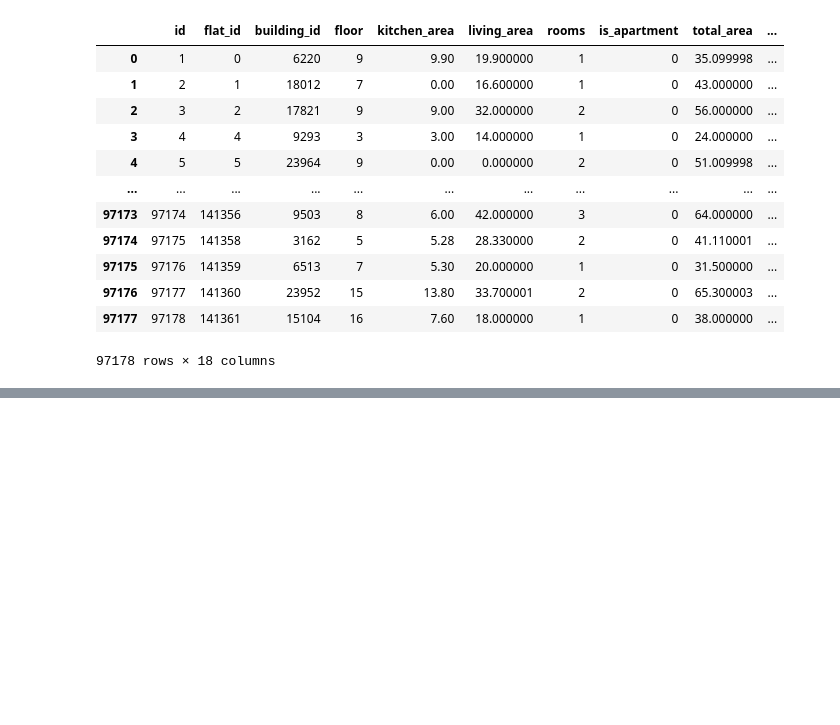
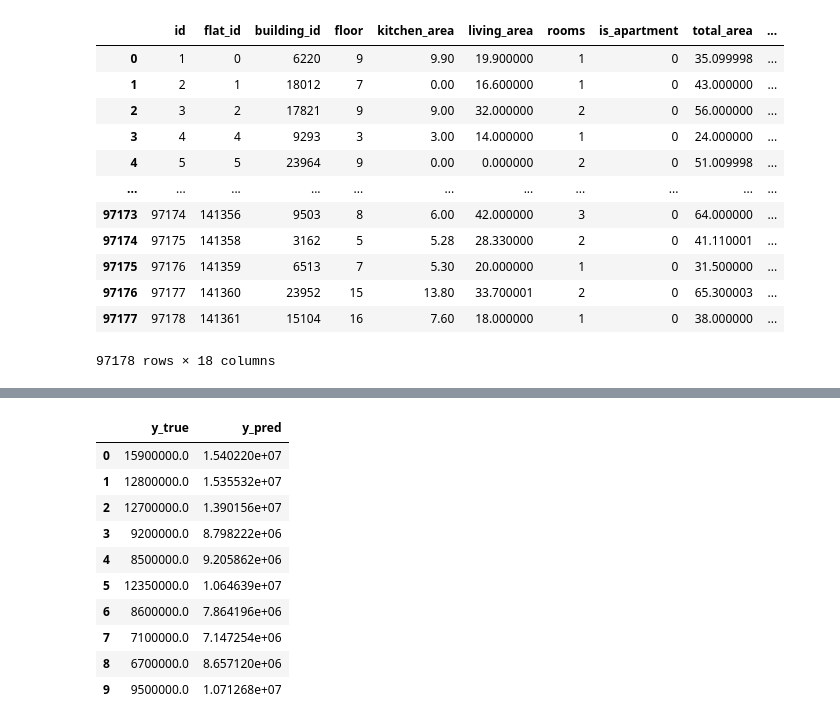
Before and after one commit to nike173145/first-project-yandex-mle, a Jupyter notebook: notebooks/train_model.ipynb, the cells around one changed output, grey strips where cells are left out. Saved outputs shown, nothing was run; the diff lists cells and outputs as text; code cells hidden in the pictures; blank space fills up the shorter version.

```diff
--- a/notebooks/train_model.ipynb
+++ b/notebooks/train_model.ipynb
@@ -77,0 +90,85 @@ Name: count, dtype: int64
+# %%
+import numpy as np
+import pandas as pd
+
+from sklearn.model_selection import train_test_split
+from sklearn.metrics import mean_absolute_error, mean_squared_error, r2_score
+from catboost import CatBoostRegressor
+
+# Если данные еще не загружены, раскомментируй:
+# data = pd.read_csv("data/initial_data.csv")
+
+
+# Убираем совсем странные значения цены
+df = df[df["price"] > 100_000].copy()
+
+
+target_col = "price"
+
+feature_cols = [
+    "building_id",
+    "floor",
+    "kitchen_area",
+    "living_area",
+    "rooms",
+    "is_apartment",
+    "total_area",
+    "build_year",
+    "building_type_int",
+    "latitude",
+    "longitude",
+    "ceiling_height",
+    "flats_count",
+    "floors_total",
+    "has_elevator",
+]
+
+X = df[feature_cols].copy()
+y = df[target_col].copy()
+
+# Логарифмируем таргет — для цены недвижимости это обычно работает лучше
+y_log = np.log1p(y)
+
+X_train, X_test, y_train, y_test = train_test_split(
+    X, y_log, test_size=0.2, random_state=42
+)
+
+model = CatBoostRegressor(
+    iterations=10000,
+    depth=8,
+    learning_rate=0.05,
+    loss_function="RMSE",
+    eval_metric="RMSE",
+    random_state=42,
+    verbose=100
+)
+
+model.fit(
+    X_train,
+    y_train,
+    eval_set=(X_test, y_test),
+    use_best_model=True
+)
+
+# Предсказания в лог-шкале
+y_pred_log = model.predict(X_test)
+
+# Возвращаем в обычную шкалу цен
+y_test_real = np.expm1(y_test)
+y_pred_real = np.expm1(y_pred_log)
+
+mae = mean_absolute_error(y_test_real, y_pred_real)
+rmse = np.sqrt(mean_squared_error(y_test_real, y_pred_real))
+r2 = r2_score(y_test_real, y_pred_real)
+
+print(f"MAE:  {mae:,.0f}")
+print(f"RMSE: {rmse:,.0f}")
+print(f"R2:   {r2:.4f}")
+
+# Пример предсказаний
+preds = pd.DataFrame({
+    "y_true": y_test_real[:10].values,
+    "y_pred": y_pred_real[:10]
+})
+preds
+# %% [output]
@@ -77,0 +192,11 @@ Name: count, dtype: int64
+|  | y_true | y_pred |
+| 0 | 15900000.0 | 1.540220e+07 |
+| 1 | 12800000.0 | 1.535532e+07 |
+| 2 | 12700000.0 | 1.390156e+07 |
+| 3 | 9200000.0 | 8.798222e+06 |
+| 4 | 8500000.0 | 9.205862e+06 |
+| 5 | 12350000.0 | 1.064639e+07 |
+| 6 | 8600000.0 | 7.864196e+06 |
+| 7 | 7100000.0 | 7.147254e+06 |
+| 8 | 6700000.0 | 8.657120e+06 |
+| 9 | 9500000.0 | 1.071268e+07 |
```
Also changed, not shown: parts of 4 cells of this notebook, 13 other files.
